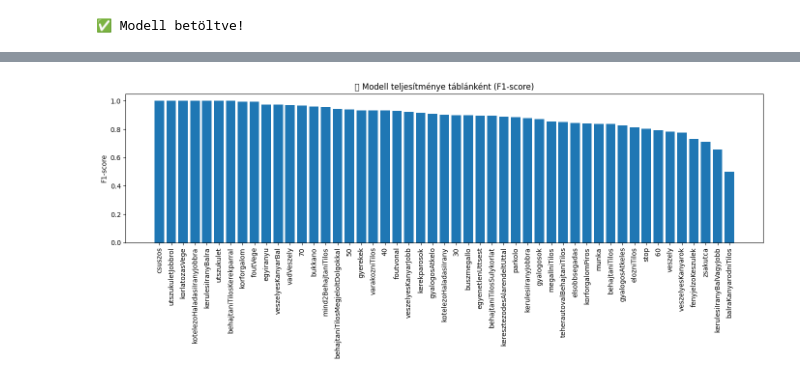
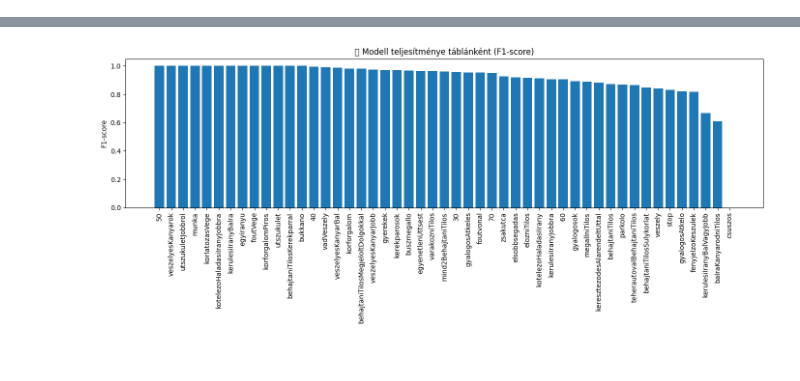
Before and after one commit to fabianmatee/kozlekedesi_tabla_felismero, a Jupyter notebook: Main/evaluate_model.ipynb, the cells around one changed output, grey strips where cells are left out. Saved outputs shown, nothing was run; the diff lists cells and outputs as text; code cells hidden in the pictures.

Commit message:
model improvments, bug fixes

```diff
--- a/Main/evaluate_model.ipynb
+++ b/Main/evaluate_model.ipynb
@@ -1,10 +1,8 @@
 # %%
 from tensorflow.keras.models import load_model
 
-model = load_model("D:/Szakdolgozat/githubclone/kozlekedesi_tabla_felismero/mentett_model/multilabel_model.h5")
-print("✅ Modell betöltve!")
+MODEL_PATH = "../mentett_model/traffic_sign_model.h5"
+model = load_model(MODEL_PATH)
-# %% [output]
-✅ Modell betöltve!
 # %%
 import pandas as pd
 import numpy as np
@@ -15,11 +13,10 @@ from pathlib import Path
 import matplotlib.pyplot as plt
 from sklearn.metrics import classification_report
 
-# Beállítások
-DATASET_PATH = Path("D:/Szakdolgozat/githubclone/kozlekedesi_tabla_felismero/MultiLabelFrames")
-CSV_PATH = DATASET_PATH / "labels.csv"
-MODEL_PATH = r"D:\Szakdolgozat\githubclone\kozlekedesi_tabla_felismero\mentett_model\multilabel_model.h5"
-IMG_SIZE = (224, 224)
+DATASET_PATH = Path("../MultiLabelFrames")
+CSV_PATH = DATASET_PATH / "labels_filtered.csv"
+MODEL_PATH = r"D:\Szakdolgozat\githubclone\kozlekedesi_tabla_felismero\mentett_model\traffic_sign_model.h5"
+IMG_SIZE = (256, 256)
 BATCH_SIZE = 32
 THRESHOLD = 0.4
 
@@ -114 +111 @@ plt.show()
-[figure, old version]
+[figure, new version]
```
Also changed, not shown: parts of 1 cell of this notebook, 22 other files.
